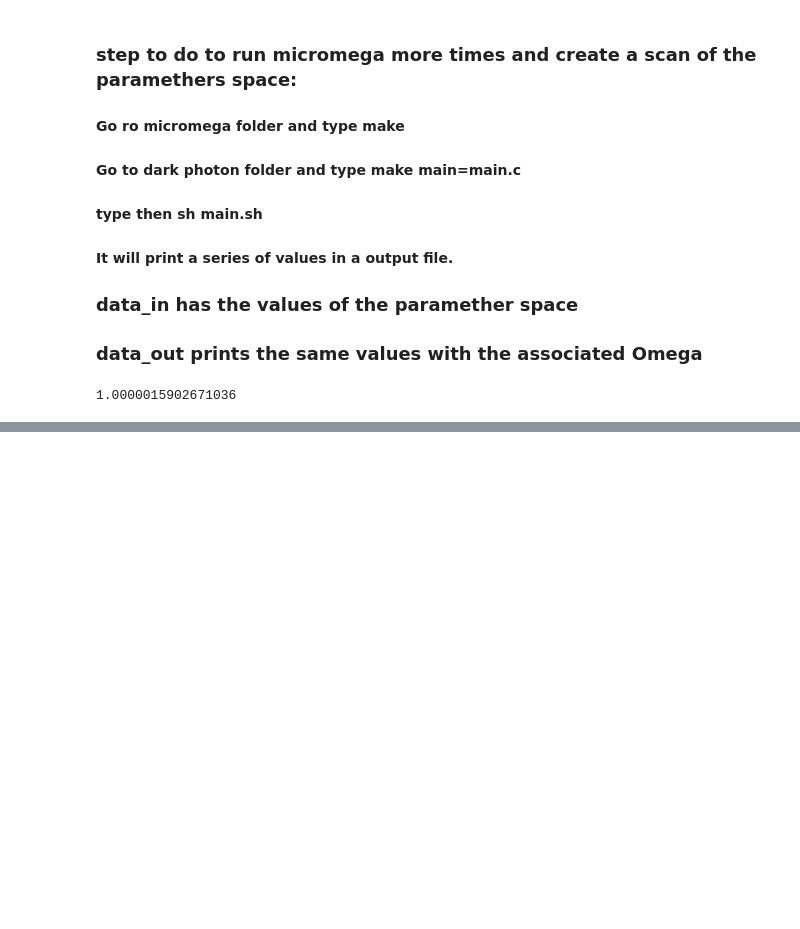
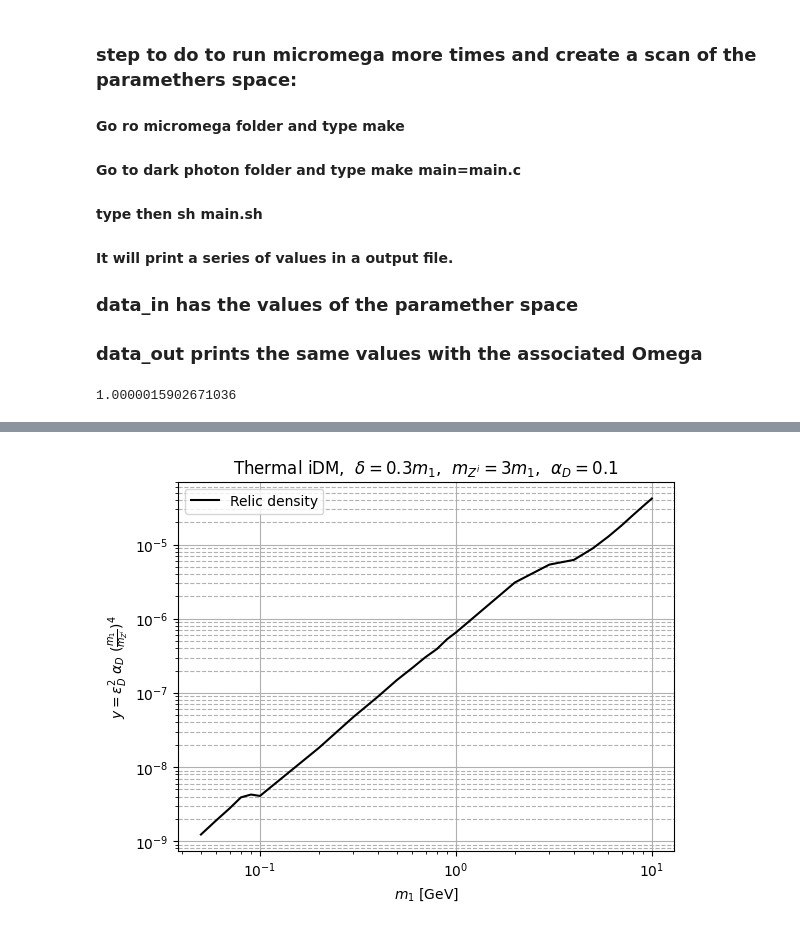
Before and after one commit to nico0407/DM-freeze-out, a Jupyter notebook: iDM-freze-out/relevant-codes/sin_chi.ipynb, the cells around one changed output, grey strips where cells are left out. Cells and saved outputs as stored; diff of their text form; code cells hidden in the pictures; blank space fills up the shorter version.

```diff
--- a/iDM-freze-out/relevant-codes/sin_chi.ipynb
+++ b/iDM-freze-out/relevant-codes/sin_chi.ipynb
@@ -60,0 +77,15 @@ d_V_l= ((g_W)/(2*np.cos(theta_W)))*((3/2)*np.cos(beta)*np.sin(theta_W)*np.tan(ch
+# %%
+why=(epsilon_dark**2)*0.1*((1/3)**4)
+# %%
+plt.plot(mass1, why, label='Relic density',color = "black")
+plt.title(r'Thermal iDM,  $\delta= 0.3m_1$,  $m_{Z^i}=3m_1$,  $\alpha_D=0.1$ ')
+plt.xlabel('$m_1$ [GeV]')
+plt.ylabel(r'$y=\epsilon_D^2 \ \alpha_D \  (\frac{m_1}{m_{Z^i}})^4 $')
+plt.xscale('log')
+plt.yscale('log')
+plt.legend()
+plt.grid(which='major')
+plt.grid(which='minor', axis='y',linestyle='--')
+plt.show()
+# %% [output]
+[figure, added]
```
Also changed, not shown: parts of 4 cells of this notebook.
